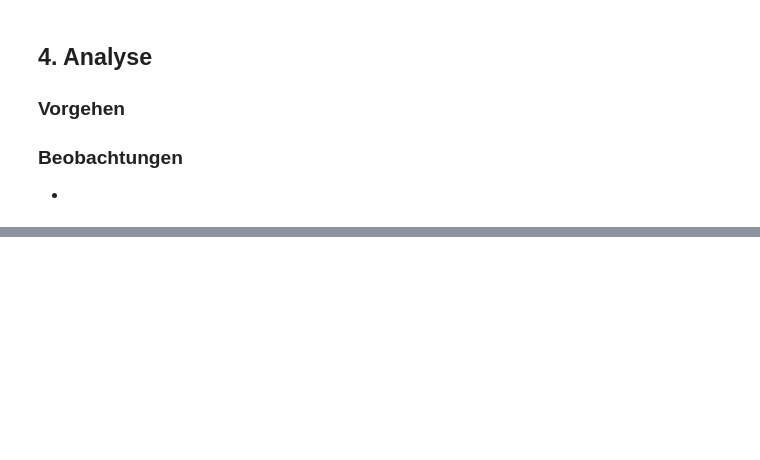
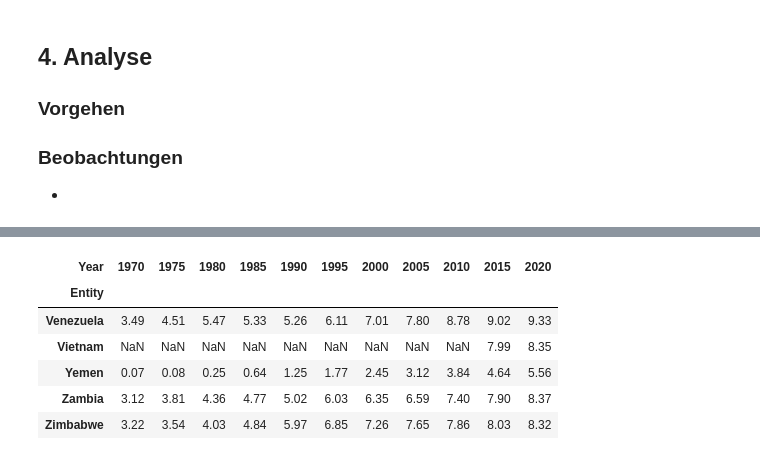
Before and after one commit to GaiaCapoferri/Python-Leistungsnachweis-GDK, a Jupyter notebook: Python Leistungsnachweis.ipynb, the cells around one changed output, grey strips where cells are left out. Drawn from its saved outputs; the diff is of its cells as text; code cells hidden in the pictures; blank space fills up the shorter version.

```diff
--- a/Python Leistungsnachweis.ipynb
+++ b/Python Leistungsnachweis.ipynb
@@ -159,0 +173,11 @@ g.legend()
+# %%
+dr_pivot = df_analyse.pivot(index='Entity', columns='Year', values='Combined-average years of education for 15-64 years male and female youth and adults')
+dr_pivot.tail()
+# %% [output]
+| Year | 1970 | 1975 | 1980 | 1985 | 1990 | 1995 | 2000 | 2005 | 2010 | 2015 | 2020 |
+| Entity |  |  |  |  |  |  |  |  |  |  |  |
+| Venezuela | 3.49 | 4.51 | 5.47 | 5.33 | 5.26 | 6.11 | 7.01 | 7.80 | 8.78 | 9.02 | 9.33 |
+| Vietnam | NaN | NaN | NaN | NaN | NaN | NaN | NaN | NaN | NaN | 7.99 | 8.35 |
+| Yemen | 0.07 | 0.08 | 0.25 | 0.64 | 1.25 | 1.77 | 2.45 | 3.12 | 3.84 | 4.64 | 5.56 |
+| Zambia | 3.12 | 3.81 | 4.36 | 4.77 | 5.02 | 6.03 | 6.35 | 6.59 | 7.40 | 7.90 | 8.37 |
+| Zimbabwe | 3.22 | 3.54 | 4.03 | 4.84 | 5.97 | 6.85 | 7.26 | 7.65 | 7.86 | 8.03 | 8.32 |
```
Also changed, not shown: parts of 6 cells of this notebook.
